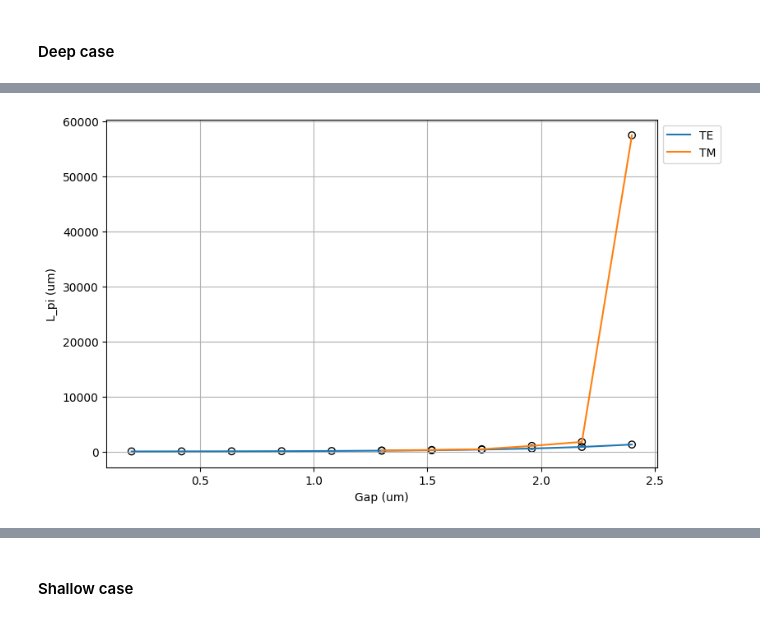
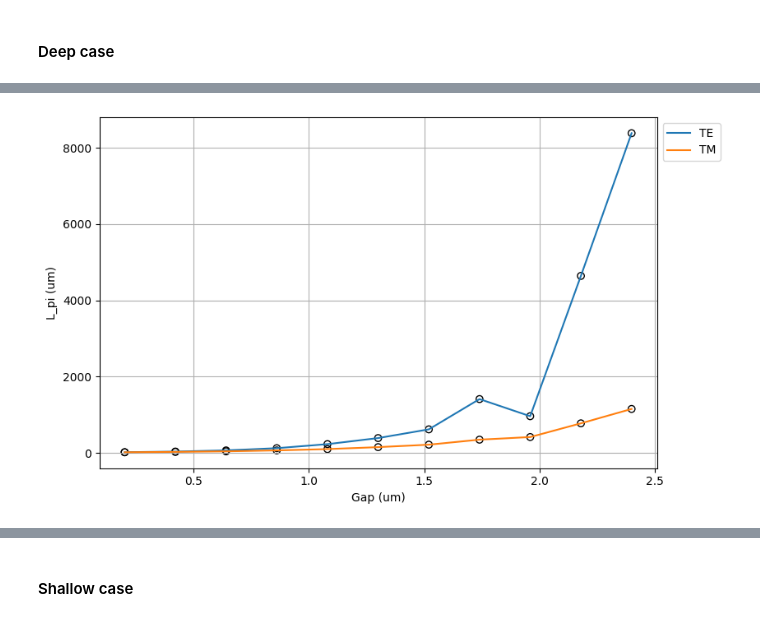
Before and after one commit to davidalcarria/pic-upv-lab2, a Jupyter notebook: COUPLERS_Student.ipynb, the cells around one changed output, grey strips where cells are left out. Cells and saved outputs as stored; diff of their text form; code cells hidden in the pictures.

```diff
--- a/COUPLERS_Student.ipynb
+++ b/COUPLERS_Student.ipynb
@@ -521,5 +507,8 @@ for wl in wavelength:
     )
 
     neff = dc.n_eff
-    print(dc.fraction_te)
+    frac = dc.fraction_te
+
+    if frac[0] and frac[1]>0.9:
+        print('TE')
 # %% [output]
@@ -543,7 +532,7 @@ for wl in wavelength:
 # %%
 for wl in wavelength:
-    Lpi_TE.append(wl/(2*(neff[0]-neff[1])))
-    Lpi_TM.append(wl/(2*(neff[2]-neff[3])))
+    Lpi_TE.append(wl/(2*(neff[0].real-neff[1].real)))
+    Lpi_TM.append(wl/(2*(neff[2].real-neff[3].real)))
 
 # STUDENT. Plot goes here
 # Convert to arrays
@@ -603,8 +592,8 @@ for wl in wavelength:
         else:
             TM.append(neff[idx])
 
-    Lpi_TE.append(wl/(2*(TE[0]-TE[1])))
-    Lpi_TM.append(wl/(2*(TM[0]-TM[1])))
+    Lpi_TE.append(wl/(2*(TE[0].real-TE[1].real)))
+    Lpi_TM.append(wl/(2*(TM[0].real-TM[1].real)))
 
 # STUDENT. Plot goes here
 # Convert to arrays
@@ -649,55 +638,59 @@ print(TE)
 # %% [markdown]
 #### Deep case
 # %%
-gap_to_simulate = 600 * nm # STUDENT. You can manually change the gap
-                            # or you can sweep the parameter using a Python for loop.
 wavelength = 1.55
 gap = np.linspace(0.2,2.4,11)
 
 Lpi_TE = []
-Lpi_TM= []
+Lpi_TM = []
 
-TE = []
-TM = []
+for g in gap:
 
-for i in gap:
-    deep_dcoupler_cs = gt.modes.WaveguideCoupler(
-        wavelength=wavelength, # Wavelength to simulate - Must be a vector
-        core_width=(1.0, 1.0), # Waveguide width
-        gap=i,
-        slab_thickness=0 * nm, # For shallow waveguides - Set to 0 if its a deep-etched waveguide.
-        core_material='sin', #  Material of the waveguide
-        clad_material='sio2', # Surrounding material
-        core_thickness=300 * nm, # Waveguide height
-        num_modes=4, # Number of modes to find
-        cache_path='.cache/', # Important! In order to save simulation time, set your cache Path!
+    dc = gt.modes.WaveguideCoupler(
+        wavelength=wavelength,
+        core_width=(1.0,1.0),
+        gap=g,
+        slab_thickness=0*nm,
+        core_material='sin',
+        clad_material='sio2',
+        core_thickness=300*nm,
+        num_modes=4,
+        cache_path='.cache/',
         precision='double',
-        max_grid_scaling=1.5, # Parameters of the grid
-        grid_resolution=20 # Parameters of the grid
+        max_grid_scaling=1.5,
+        grid_resolution=20
     )
 
     neff = dc.n_eff
     TE_frac = dc.fraction_te
-    # Recorrer cada modo
+
+    TE_modes = []
+    TM_modes = []
+
     for idx, frac in enumerate(TE_frac):
-        if frac > 0.9:
-            TE.append(neff[idx])
-        else:
-            TM.append(neff[idx])
+        if frac > 0.8:
+            TE_modes.append(neff[idx].real)
+        elif frac < 0.2:
+            TM_modes.append(neff[idx].real)
 
-    Lpi_TE.append(wavelength/(2*(TE[0]-TE[1])))
-    Lpi_TM.append(wavelength/(2*(TM[0]-TM[1])))
+    TE_modes = sorted(TE_modes, reverse=True)
+    TM_modes = sorted(TM_modes, reverse=True)
 
-# STUDENT. Plot goes here
-# Convert to arrays
-Lpi_TE = np.array(Lpi_TE)
-Lpi_TM = np.array(Lpi_TM)
+    if len(TE_modes) >= 2:
+        Lpi_TE.append(wavelength/(2*(TE_modes[0]-TE_modes[1])))
+    else:
+        Lpi_TE.append(np.nan)
+
+    if len(TM_modes) >= 2:
+        Lpi_TM.append(wavelength/(2*(TM_modes[0]-TM_modes[1])))
+    else:
+        Lpi_TM.append(np.nan)
 
 plt.figure(figsize=(10, 5))
-plt.scatter(gap, L_pi_TE,edgecolors='k',facecolors='none',label = '__nolegend__')
-plt.plot(gap, L_pi_TE,label='TE')
-plt.scatter(gap, L_pi_TM,edgecolors='k',facecolors='none',label = '__nolegend__')
-plt.plot(gap, L_pi_TM,label='TM')
+plt.scatter(gap, Lpi_TE,edgecolors='k',facecolors='none',label = '__nolegend__')
+plt.plot(gap, Lpi_TE,label='TE')
+plt.scatter(gap, Lpi_TM,edgecolors='k',facecolors='none',label = '__nolegend__')
+plt.plot(gap, Lpi_TM,label='TM')
 plt.xlabel("Gap (um)")
 plt.ylabel("L_pi (um)")
 plt.grid()
@@ -707 +711 @@ plt.tight_layout(rect=[0, 0, 0.85, 1])
-[figure, old version]
+[figure, new version]
```
Also changed, not shown: parts of 13 cells of this notebook.
